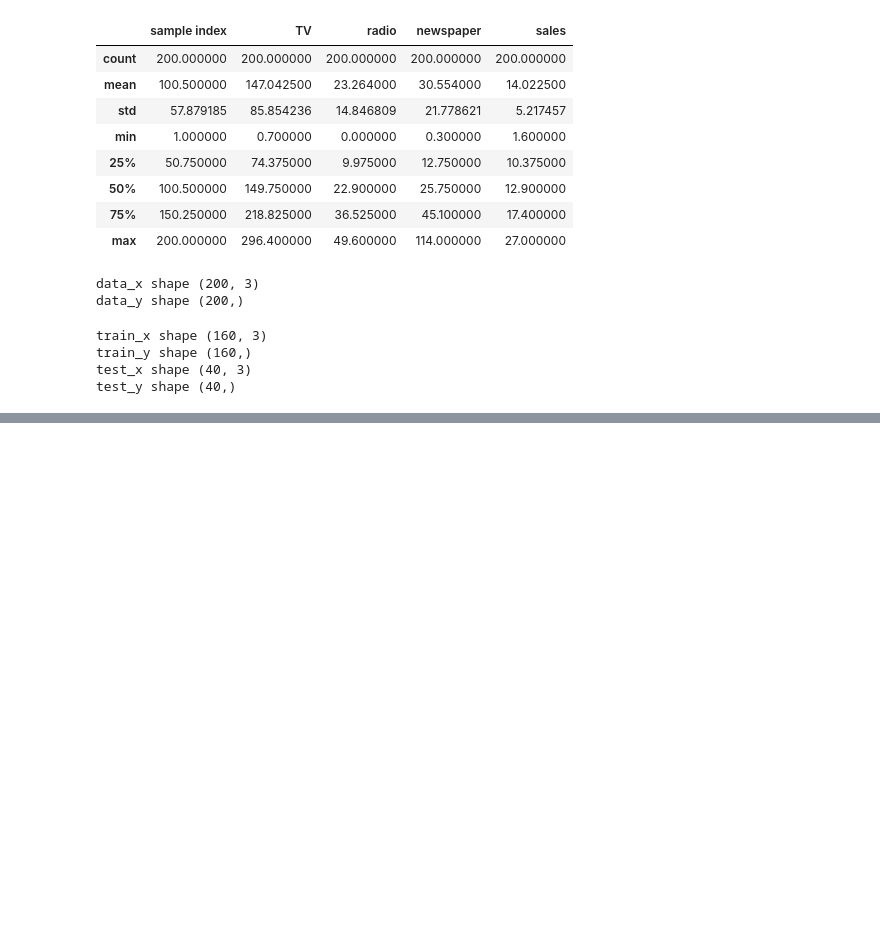
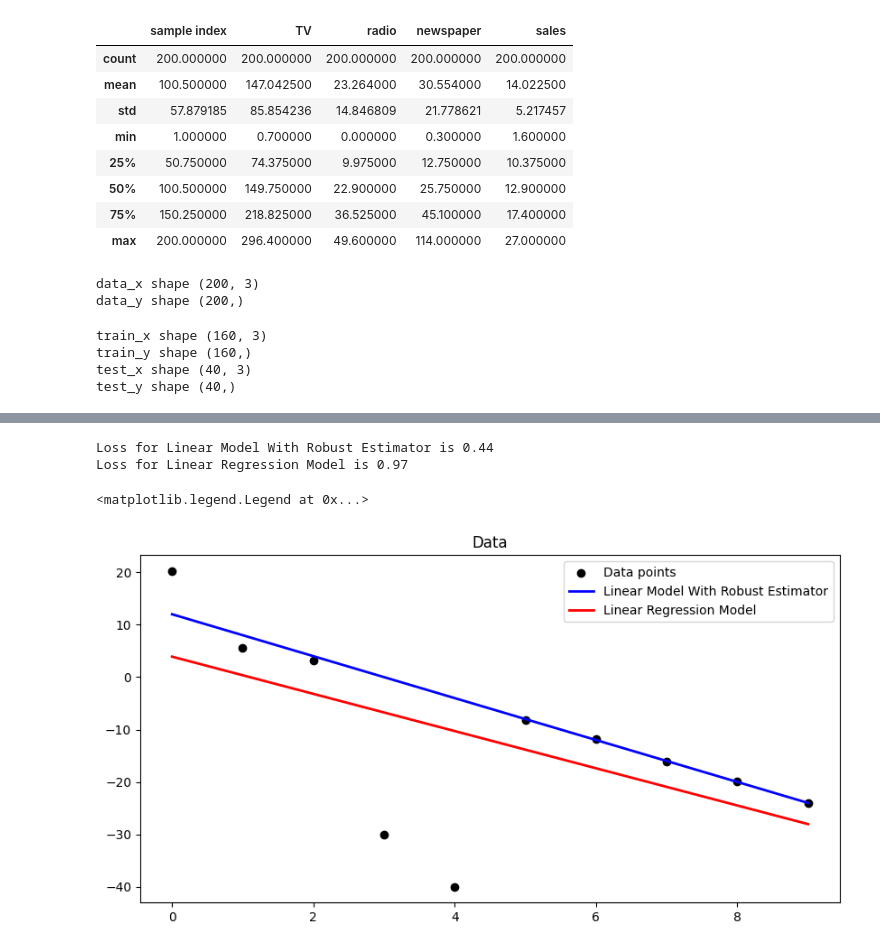
Before and after one commit to Asini-Jayakody/EN3150-Learning-from-data-and-related-challenges-and-linear-models-for-regression, a Jupyter notebook: Assignment_01_.ipynb, the cells around one changed output, grey strips where cells are left out. Cells and saved outputs as stored; diff of their text form; code cells hidden in the pictures; blank space fills up the shorter version.

```diff
--- a/Assignment_01_.ipynb
+++ b/Assignment_01_.ipynb
@@ -195,0 +365,32 @@ residual standard error 1.4887723947883285
+# %%
+#understanding effect of outliers using robust estimator
+def loss_function(x,y,theta,beta):
+    ones = np.ones((x.shape[0],1))
+    x = np.concatenate((ones,x),axis=1)
+    y_hat = np.dot(x,theta)
+    loss = np.sum(np.sum(((y-y_hat)**2)/((y-y_hat)**2 + beta**2)))/x.shape[0]
+
+    return loss, y_hat
+
+theta_1 = np.array([12,-4]).reshape(2,1)
+theta_2 = np.array([3.91,-3.55]).reshape(2,1)
+beta = 1
+
+print('Loss for Linear Model With Robust Estimator is {:.2f}'.format(loss_function(x,y,theta_1,beta)[0]))
+print('Loss for Linear Regression Model is {:.2f}'.format(loss_function(x,y,theta_2,beta)[0]))
+
+y_hat_1 = loss_function(x,y,theta_1,beta)[1]
+y_hat_2 = loss_function(x,y,theta_2,beta)[1]
+
+plt.figure(figsize=(10,5))
+plt.subplot(1, 1, 1)
+plt.title('Data')
+plt.scatter(x,y, color='black', label='Data points')
+plt.plot(x, y_hat_1, color='blue', linewidth=2 , label='Linear Model With Robust Estimator')
+plt.plot(x, y_hat_2, color='red', linewidth=2 , label='Linear Regression Model')
+plt.legend()
+# %% [output]
+Loss for Linear Model With Robust Estimator is 0.44
+Loss for Linear Regression Model is 0.97
+<matplotlib.legend.Legend at 0x...>
+[figure, added]
```
Also changed, not shown: parts of 23 cells of this notebook.
